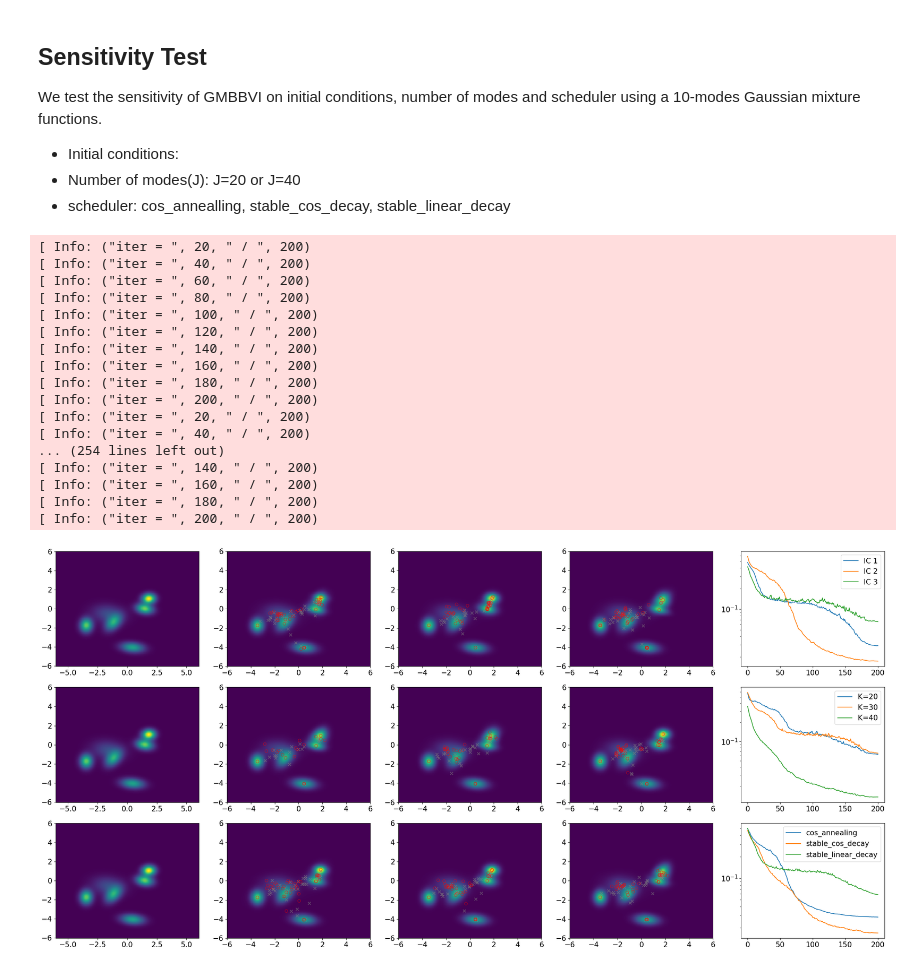
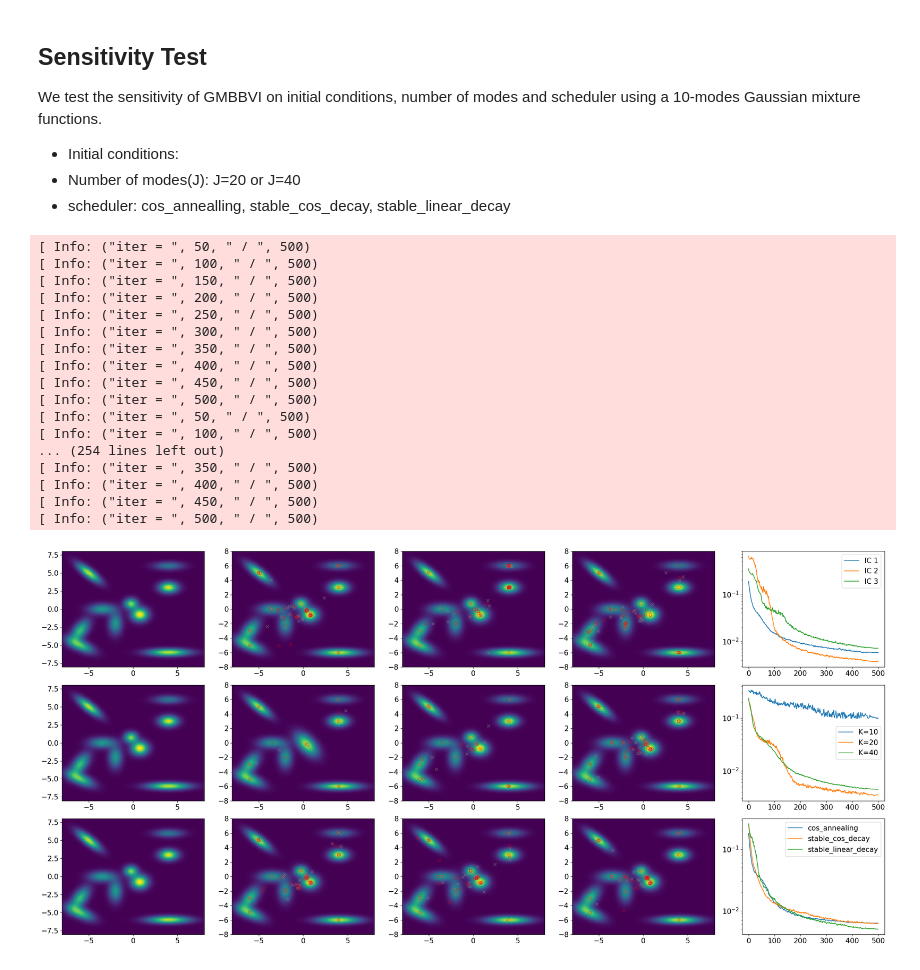
Before and after one commit to PKU-CMEGroup/InverseProblems.jl, a Jupyter notebook: Derivative-Free-Variational-Inference/GMBBVI-param-sensitivity.ipynb, the cells around one changed output. Saved outputs shown, nothing was run; the diff lists cells and outputs as text; code cells hidden in the pictures.

```diff
--- a/Derivative-Free-Variational-Inference/GMBBVI-param-sensitivity.ipynb
+++ b/Derivative-Free-Variational-Inference/GMBBVI-param-sensitivity.ipynb
@@ -76,7 +76,7 @@ We test the sensitivity of GMBBVI on initial conditions, number of modes and sch
 - Number of modes(J): J=20 or J=40
 - scheduler: cos_annealling, stable_cos_decay, stable_linear_decay
 # %%
-N_modes_array = [20, 30, 40]
+N_modes_array = [10, 20, 40]
 N_modes = maximum(N_modes_array)
 N_x, N_ens = 2, 5
 
@@ -91,27 +91,16 @@ for im = 1:N_modes
 end
 
 
-N_iter = 200
+N_iter = 500
 N_trials = 3
 dt = 0.5
 
 
-N_modes_GM = 6
-# x_w_ref = rand(Uniform(0,1), N_modes_GM)
-x_w_ref = ones(N_modes_GM)
-x_w_ref = x_w_ref/sum(x_w_ref)
-x_mean_ref = 2.0*rand(Normal(0, 1), (N_modes_GM, N_x))
-xx_cov_ref = zeros(N_modes_GM, N_x, N_x)
-inv_sqrt_xx_cov_ref = []
-inv_sqrt_xx_cov_ref_marginal = []
-for i = 1:N_modes_GM
-    W = rand(Normal(0, 1), (N_x, N_x))
-    xx_cov_ref[i,:,:] = 0.25*(W'*W/N_x + I)/2.0
-    push!(inv_sqrt_xx_cov_ref, inv(cholesky(xx_cov_ref[i,:,:]).L))
-    push!(inv_sqrt_xx_cov_ref_marginal, inv(cholesky(xx_cov_ref[i,1:2,1:2]).L))
-end
-func_Phi(x) = -log_Gaussian_mixture(x, (x_w_ref, x_mean_ref, inv_sqrt_xx_cov_ref))
-func_Phi_marginal(x) = -log_Gaussian_mixture(x, (x_w_ref, x_mean_ref[:,1:2], inv_sqrt_xx_cov_ref_marginal))
+Gtype = "Gaussian_mixture"
+gm_args = Gaussian_mixture_args(N_x = N_x)
+gm_args_marginal = Gaussian_mixture_args(N_x = 2)
+
+func_Phi(x) = -log_Gaussian_mixture(x, gm_args)
 
 
 ### Test on initial condition
@@ -122,68 +111,68 @@ obj = [ Gaussian_mixture_GMBBVI(func_Phi, x0_w_anneal, x0_mean_anneal, xx0_cov_a
         N_iter = N_iter, dt = dt, N_ens = N_ens)  for _ = 1:N_trials]
 push!(objs, obj)
 
-x0_w_anneal, x0_mean_anneal, xx0_cov_anneal = initialize_with_annealing(func_Phi, x0_w, x0_mean + ones(N_modes, N_x), xx0_cov)
+x0_w_anneal, x0_mean_anneal, xx0_cov_anneal = initialize_with_annealing(func_Phi, x0_w, x0_mean + 2*ones(N_modes, N_x), xx0_cov)
 obj = [ Gaussian_mixture_GMBBVI(func_Phi, x0_w_anneal, x0_mean_anneal, xx0_cov_anneal;
         N_iter = N_iter, dt = dt, N_ens = N_ens)  for _ = 1:N_trials]
 push!(objs, obj)
 
-x0_w_anneal, x0_mean_anneal, xx0_cov_anneal = initialize_with_annealing(func_Phi, x0_w, x0_mean - ones(N_modes, N_x), xx0_cov)
+x0_w_anneal, x0_mean_anneal, xx0_cov_anneal = initialize_with_annealing(func_Phi, x0_w, x0_mean - 2*ones(N_modes, N_x), xx0_cov)
 obj = [ Gaussian_mixture_GMBBVI(func_Phi, x0_w_anneal, x0_mean_anneal, xx0_cov_anneal;
         N_iter = N_iter, dt = dt, N_ens = N_ens)  for _ = 1:N_trials]
 push!(objs, obj)
 
 label = ["IC 1", "IC 2", "IC 3"]
-visualization(ax[1,:], objs, func_Phi_marginal; label= label, x_lim = [-6.0, 6.0], y_lim = [-6.0, 6.0], N_iter = N_iter)
+visualization(ax[1,:], objs, func_Phi; label= label, x_lim = [-8.0, 8.0], y_lim = [-8.0, 8.0], N_iter = N_iter)
 
 
 ## Test on modes number
 
 objs = []
 for n in N_modes_array
     x0_w_anneal, x0_mean_anneal, xx0_cov_anneal = initialize_with_annealing(func_Phi, x0_w[1:n], x0_mean[1:n,:], xx0_cov[1:n,:,:])
 
     obj = [ Gaussian_mixture_GMBBVI(func_Phi, x0_w_anneal, x0_mean_anneal, xx0_cov_anneal;
         N_iter = N_iter, dt = dt, N_ens = N_ens)  for _ = 1:N_trials]
 
     push!(objs, obj)
 end
-label = ["K=20", "K=30", "K=40"]
-visualization(ax[2,:], objs, func_Phi_marginal; label = label, x_lim = [-6.0, 6.0], y_lim = [-6.0, 6.0], N_iter = N_iter)
+label = ["K=10", "K=20", "K=40"]
+visualization(ax[2,:], objs, func_Phi; label = label, x_lim = [-8.0, 8.0], y_lim = [-8.0, 8.0], N_iter = N_iter)
 
 
 ### Test on scheduler
 
 scheduler_array = ["cos_annealing", "stable_cos_decay", "stable_linear_decay"]
 objs = []
 for scheduler_type in scheduler_array
     x0_w_anneal, x0_mean_anneal, xx0_cov_anneal = initialize_with_annealing(func_Phi, x0_w, x0_mean, xx0_cov)
 
     obj = [ Gaussian_mixture_GMBBVI(func_Phi, x0_w_anneal, x0_mean_anneal, xx0_cov_anneal;
         N_iter = N_iter, dt = dt, N_ens = N_ens, scheduler_type = scheduler_type)  for _ = 1:N_trials]
 
     push!(objs, obj)
 end
-visualization(ax[3,:], objs, func_Phi_marginal; label = scheduler_array, x_lim = [-6.0, 6.0], y_lim = [-6.0, 6.0], N_iter = N_iter)
+visualization(ax[3,:], objs, func_Phi; label = scheduler_array, x_lim = [-8.0, 8.0], y_lim = [-8.0, 8.0], N_iter = N_iter)
 
 
 fig.tight_layout()
 fig.savefig("GMBBVI-params.pdf")
 # %% [output]
-[ Info: ("iter = ", 20, " / ", 200)
-[ Info: ("iter = ", 40, " / ", 200)
-[ Info: ("iter = ", 60, " / ", 200)
-[ Info: ("iter = ", 80, " / ", 200)
-[ Info: ("iter = ", 100, " / ", 200)
-[ Info: ("iter = ", 120, " / ", 200)
-[ Info: ("iter = ", 140, " / ", 200)
-[ Info: ("iter = ", 160, " / ", 200)
-[ Info: ("iter = ", 180, " / ", 200)
-[ Info: ("iter = ", 200, " / ", 200)
-[ Info: ("iter = ", 20, " / ", 200)
-[ Info: ("iter = ", 40, " / ", 200)
+[ Info: ("iter = ", 50, " / ", 500)
+[ Info: ("iter = ", 100, " / ", 500)
+[ Info: ("iter = ", 150, " / ", 500)
+[ Info: ("iter = ", 200, " / ", 500)
+[ Info: ("iter = ", 250, " / ", 500)
+[ Info: ("iter = ", 300, " / ", 500)
+[ Info: ("iter = ", 350, " / ", 500)
+[ Info: ("iter = ", 400, " / ", 500)
+[ Info: ("iter = ", 450, " / ", 500)
+[ Info: ("iter = ", 500, " / ", 500)
+[ Info: ("iter = ", 50, " / ", 500)
+[ Info: ("iter = ", 100, " / ", 500)
 ... (254 lines left out)
-[ Info: ("iter = ", 140, " / ", 200)
-[ Info: ("iter = ", 160, " / ", 200)
-[ Info: ("iter = ", 180, " / ", 200)
-[ Info: ("iter = ", 200, " / ", 200)
+[ Info: ("iter = ", 350, " / ", 500)
+[ Info: ("iter = ", 400, " / ", 500)
+[ Info: ("iter = ", 450, " / ", 500)
+[ Info: ("iter = ", 500, " / ", 500)
-[figure, old version]
+[figure, new version]
```
Also changed, not shown: 6 other files.
